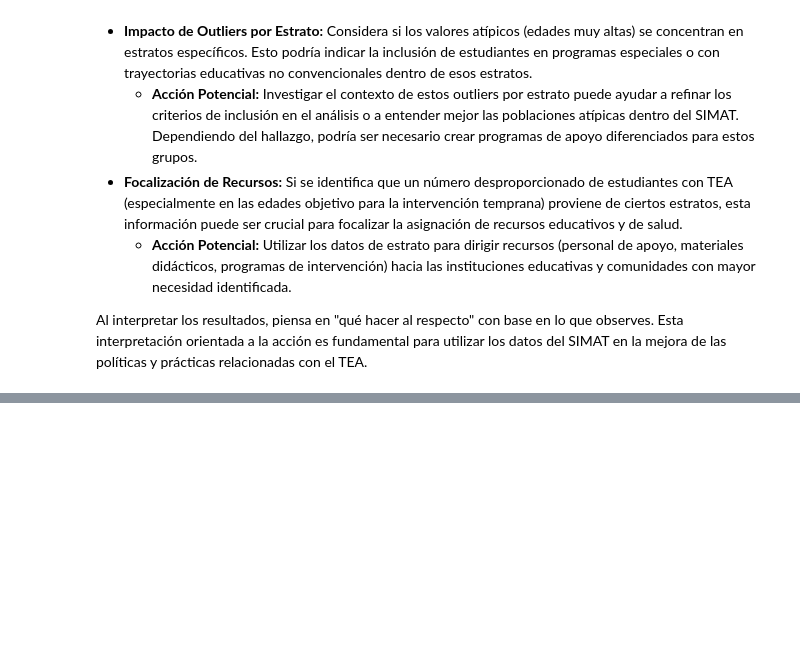
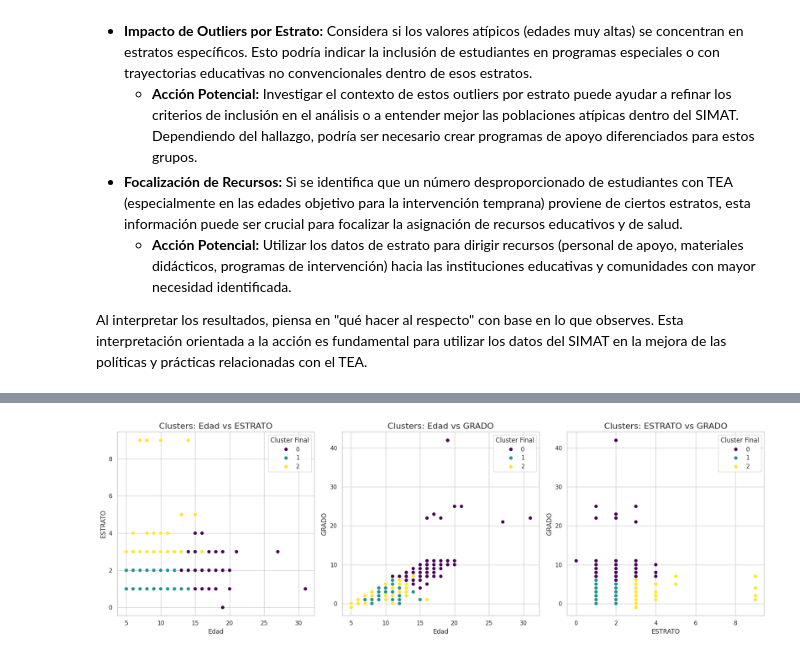
Before and after one commit to cris-bytes/Taller-4.-Comparte-la-preparaci-n-de-los-datos, a Jupyter notebook: simat_grupo.ipynb, the cells around one changed output, grey strips where cells are left out. Saved outputs shown, nothing was run; the diff lists cells and outputs as text; code cells hidden in the pictures; blank space fills up the shorter version.

```diff
--- a/simat_grupo.ipynb
+++ b/simat_grupo.ipynb
@@ -525,0 +669,14 @@ Al interpretar los resultados, piensa en "qué hacer al respecto" con base en lo
+# %%
+# --- Implementación y Entrenamiento de K-Means ---
+# ***AJUSTA ESTE VALOR BASADO EN TU INTERPRETACIÓN DEL GRÁFICO DEL CODO ANTERIOR***
+optimal_k_final = 3 # Número óptimo de clusters (ejemplo: ajusta según el gráfico)
+# ***************************************************************************
+
+kmeans_final_model = KMeans(n_clusters=optimal_k_final, random_state=42, n_init=10)
+kmeans_final_model.fit(df_clustering_processed_final)
+
+# Asignar las etiquetas de los clusters al DataFrame original
+df['Cluster_Final'] = kmeans_final_model.labels_
+
+print(f"Modelo K-Means entrenado con {optimal_k_final} clusters.")
+display(df[['Edad', 'ESTRATO', 'COMUNA', 'GRADO', 'Cluster_Final']].head())
@@ -525,0 +813,34 @@ Al interpretar los resultados, piensa en "qué hacer al respecto" con base en lo
+# %%
+# --- Visualización de los Clusters ---
+
+# Visualizar los clusters usando las características originales (no escaladas)
+plt.figure(figsize=(18, 6)) # Ajusta el tamaño de la figura
+
+# Plot 1: Edad vs ESTRATO
+plt.subplot(1, 3, 1)
+sns.scatterplot(x='Edad', y='ESTRATO', hue='Cluster_Final', data=df, palette='viridis', s=50)
+plt.title(f'Clusters: Edad vs ESTRATO')
+plt.xlabel(f'Edad')
+plt.ylabel(f'ESTRATO')
+plt.legend(title='Cluster Final')
+
+# Plot 2: Edad vs GRADO
+plt.subplot(1, 3, 2)
+sns.scatterplot(x='Edad', y='GRADO', hue='Cluster_Final', data=df, palette='viridis', s=50)
+plt.title(f'Clusters: Edad vs GRADO')
+plt.xlabel(f'Edad')
+plt.ylabel(f'GRADO')
+plt.legend(title='Cluster Final')
+
+# Plot 3: ESTRATO vs GRADO
+plt.subplot(1, 3, 3)
+sns.scatterplot(x='ESTRATO', y='GRADO', hue='Cluster_Final', data=df, palette='viridis', s=50)
+plt.title(f'Clusters: ESTRATO vs GRADO')
+plt.xlabel(f'ESTRATO')
+plt.ylabel(f'GRADO')
+plt.legend(title='Cluster Final')
+
+plt.tight_layout()
+plt.show()
+# %% [output]
+[figure, added]
```
Also changed, not shown: parts of 12 cells of this notebook.
